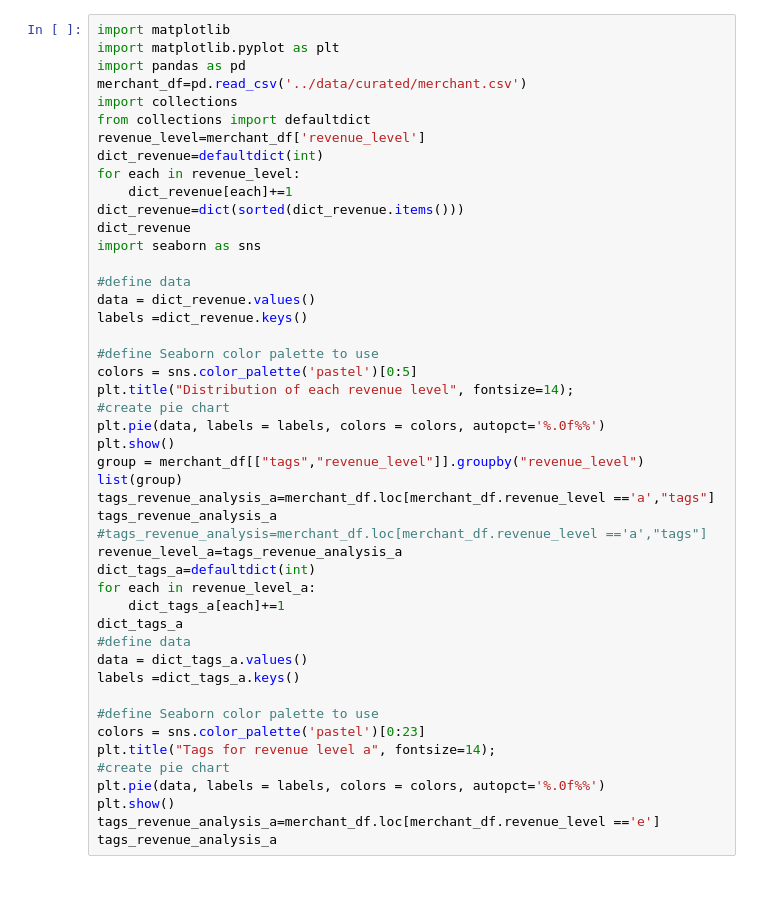
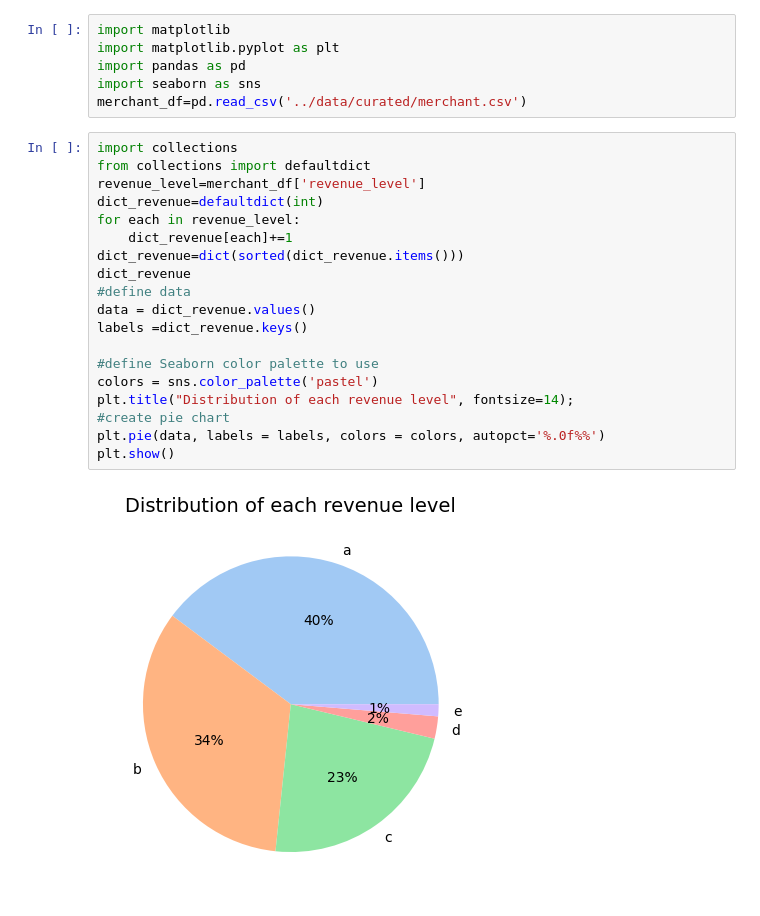
Before and after one commit to MAST30034-Applied-Data-Science/generic-buy-now-pay-later-project-group-14, a Jupyter notebook: notebooks/celia.ipynb, the cells around one changed output. Cells and saved outputs as stored; diff of their text form; blank space fills up the shorter version.

Commit message:
take_rate_Revenue_analysis

```diff
--- a/notebooks/celia.ipynb
+++ b/notebooks/celia.ipynb
@@ -1,47 +1,27 @@
+# %%
+import matplotlib
+import matplotlib.pyplot as plt
+import pandas as pd
+import seaborn as sns
+merchant_df=pd.read_csv('../data/curated/merchant.csv')
 # %%
-import matplotlib
-import matplotlib.pyplot as plt
-import pandas as pd
-merchant_df=pd.read_csv('../data/curated/merchant.csv')
 import collections
 from collections import defaultdict
 revenue_level=merchant_df['revenue_level']
 dict_revenue=defaultdict(int)
 for each in revenue_level:
     dict_revenue[each]+=1
 dict_revenue=dict(sorted(dict_revenue.items()))
 dict_revenue
-import seaborn as sns
-
 #define data
 data = dict_revenue.values()
 labels =dict_revenue.keys()
 
 #define Seaborn color palette to use
-colors = sns.color_palette('pastel')[0:5]
+colors = sns.color_palette('pastel')
 plt.title("Distribution of each revenue level", fontsize=14);
 #create pie chart
 plt.pie(data, labels = labels, colors = colors, autopct='%.0f%%')
 plt.show()
-group = merchant_df[["tags","revenue_level"]].groupby("revenue_level")
-list(group)
-tags_revenue_analysis_a=merchant_df.loc[merchant_df.revenue_level =='a',"tags"]
-tags_revenue_analysis_a
-#tags_revenue_analysis=merchant_df.loc[merchant_df.revenue_level =='a',"tags"]
-revenue_level_a=tags_revenue_analysis_a
-dict_tags_a=defaultdict(int)
-for each in revenue_level_a:
-    dict_tags_a[each]+=1
-dict_tags_a
-#define data
-data = dict_tags_a.values()
-labels =dict_tags_a.keys()
-
-#define Seaborn color palette to use
-colors = sns.color_palette('pastel')[0:23]
-plt.title("Tags for revenue level a", fontsize=14);
-#create pie chart
-plt.pie(data, labels = labels, colors = colors, autopct='%.0f%%')
-plt.show()
-tags_revenue_analysis_a=merchant_df.loc[merchant_df.revenue_level =='e']
-tags_revenue_analysis_a
+# %% [output]
+[figure, added]
```
Also changed, not shown: parts of 5 cells of this notebook.
